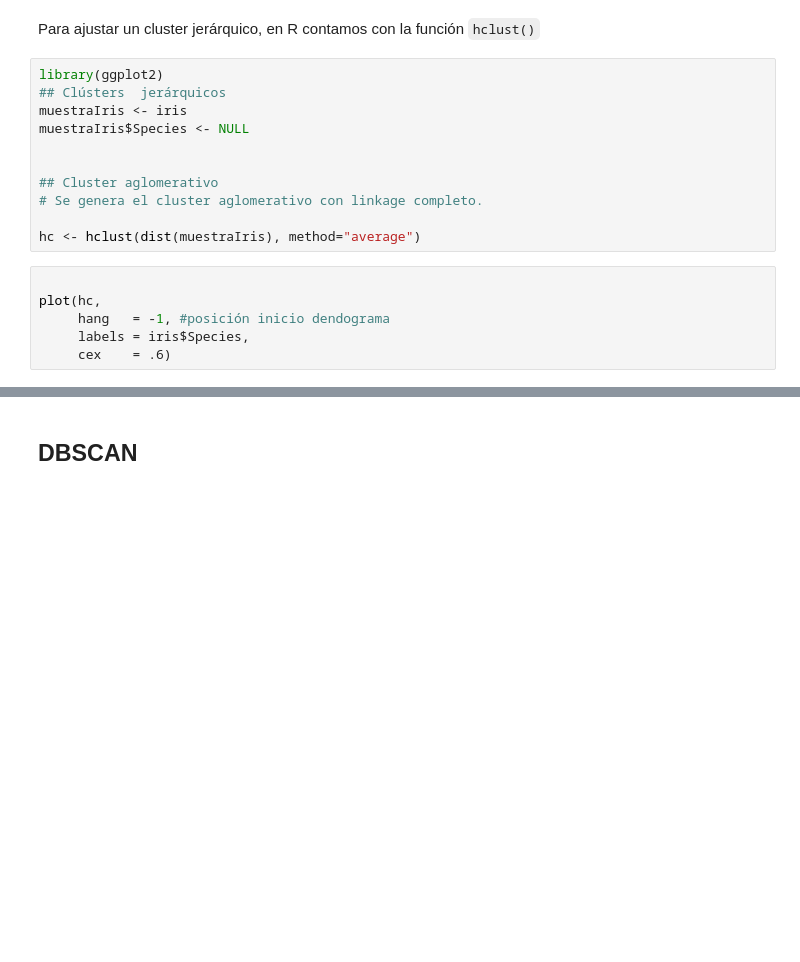
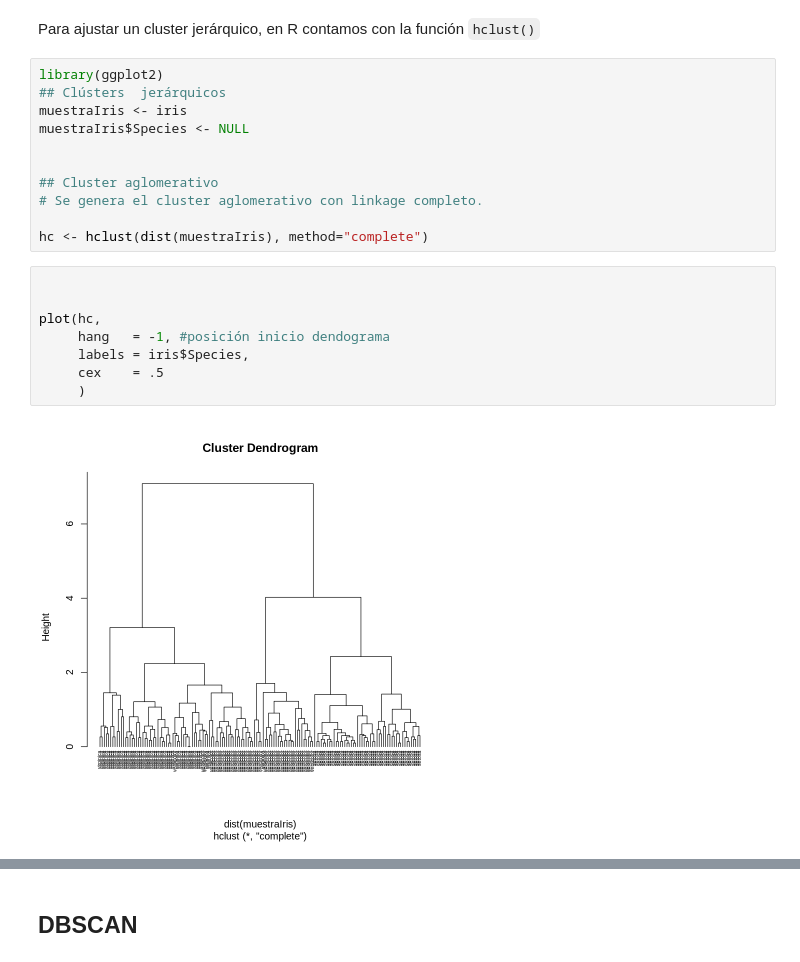
Before and after one commit to rodrigo-coco-espinoza/Introduccion_a_ciencia_de_datos_R_v2, a Jupyter notebook: Clases/Clase6/Clase6_1_clustering.ipynb, the cells around one changed output, grey strips where cells are left out. Drawn from its saved outputs; the diff is of its cells as text; blank space fills up the shorter version.

```diff
--- a/Clases/Clase6/Clase6_1_clustering.ipynb
+++ b/Clases/Clase6/Clase6_1_clustering.ipynb
@@ -136,13 +446,17 @@ muestraIris$Species <- NULL
 ## Cluster aglomerativo
 # Se genera el cluster aglomerativo con linkage completo.
 
-hc <- hclust(dist(muestraIris), method="average")
+hc <- hclust(dist(muestraIris), method="complete")
 # %%
+
 
 plot(hc,
      hang   = -1, #posición inicio dendograma
      labels = iris$Species,
-     cex    = .6)
+     cex    = .5
+     )
+# %% [output]
+[figure, added]
 # %%
 
 # Finalmente  se corta el dendograma en K clusters
```
Also changed, not shown: parts of 42 cells of this notebook.
